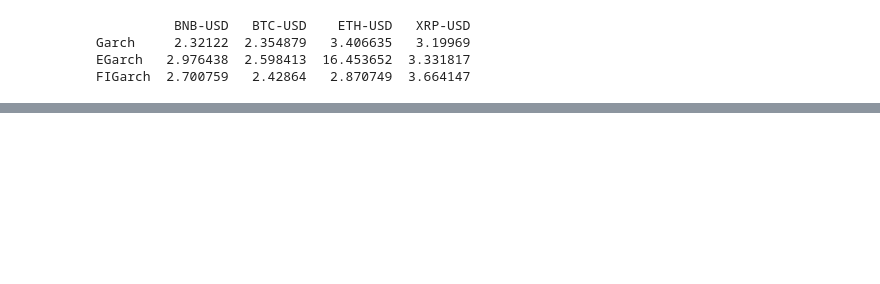
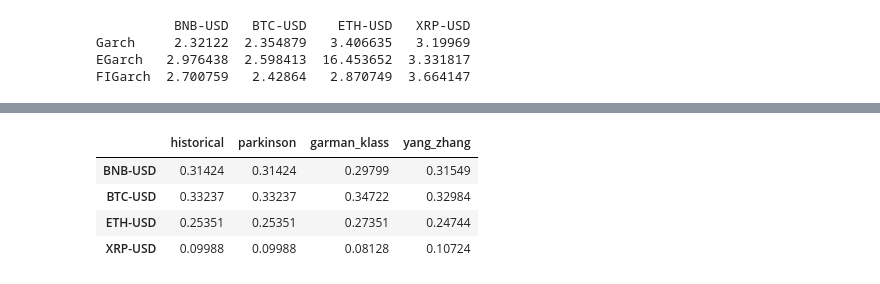
Before and after one commit to K-T-P/Trading-Algorithms-Project, a Jupyter notebook: project.ipynb, the cells around one changed output, grey strips where cells are left out. Cells and saved outputs as stored; diff of their text form; code cells hidden in the pictures; blank space fills up the shorter version.

```diff
--- a/project.ipynb
+++ b/project.ipynb
@@ -271,0 +351,8 @@ FIGarch  2.700759   2.42864   2.870749  3.664147
+# %%
+market_caps = pd.Series()
+
+for coin in coins:
+    stock = yf.Ticker(coin)
+    market_cap = stock.info["marketCap"]
+    market_caps.loc[coin] = market_cap
+print(market_caps)
@@ -271,0 +365,9 @@ FIGarch  2.700759   2.42864   2.870749  3.664147
+# %%
+train_data = data.loc[train_start:train_end].Close
+cov_matrix = risk_models.sample_cov(train_data)
+delta = black_litterman.market_implied_risk_aversion(train_data)
+market_prior = black_litterman.market_implied_prior_returns(
+    market_caps, delta, cov_matrix
+)
+
+print("Initial Market Prior:\n", market_prior)
@@ -271,0 +448,9 @@ FIGarch  2.700759   2.42864   2.870749  3.664147
+# %%
+weights_df = pd.DataFrame(weights_from_proxies)
+weights_df
+# %% [output]
+|  | historical | parkinson | garman_klass | yang_zhang |
+| BNB-USD | 0.31424 | 0.31424 | 0.29799 | 0.31549 |
+| BTC-USD | 0.33237 | 0.33237 | 0.34722 | 0.32984 |
+| ETH-USD | 0.25351 | 0.25351 | 0.27351 | 0.24744 |
+| XRP-USD | 0.09988 | 0.09988 | 0.08128 | 0.10724 |
```
Also changed, not shown: parts of 21 cells of this notebook.
